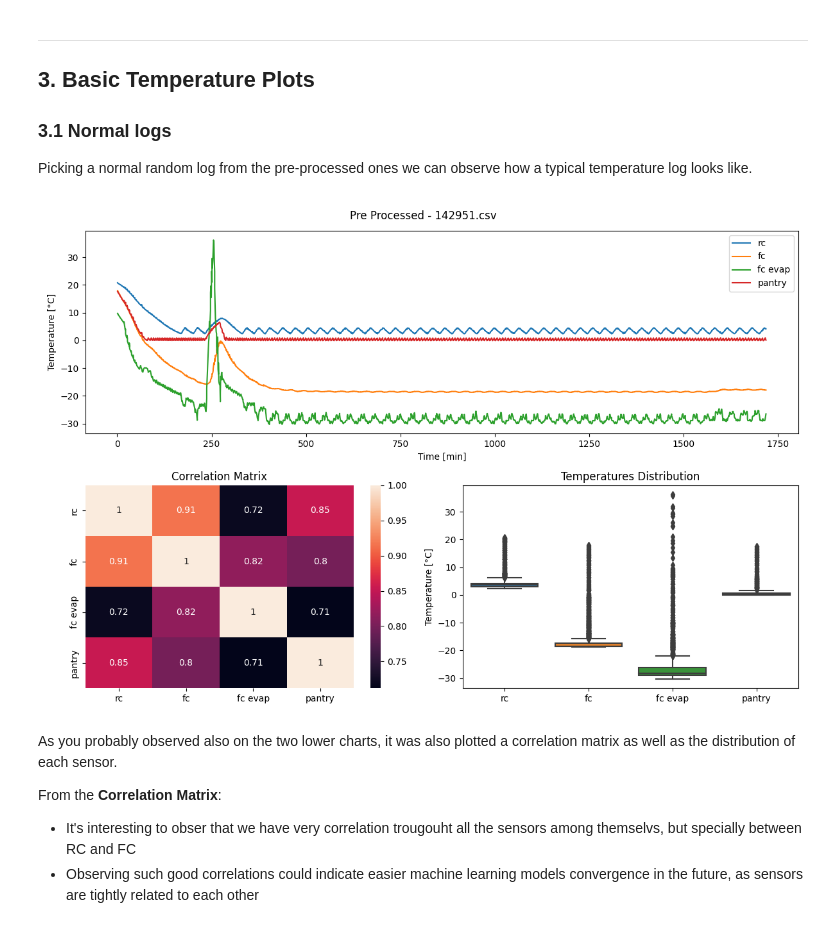
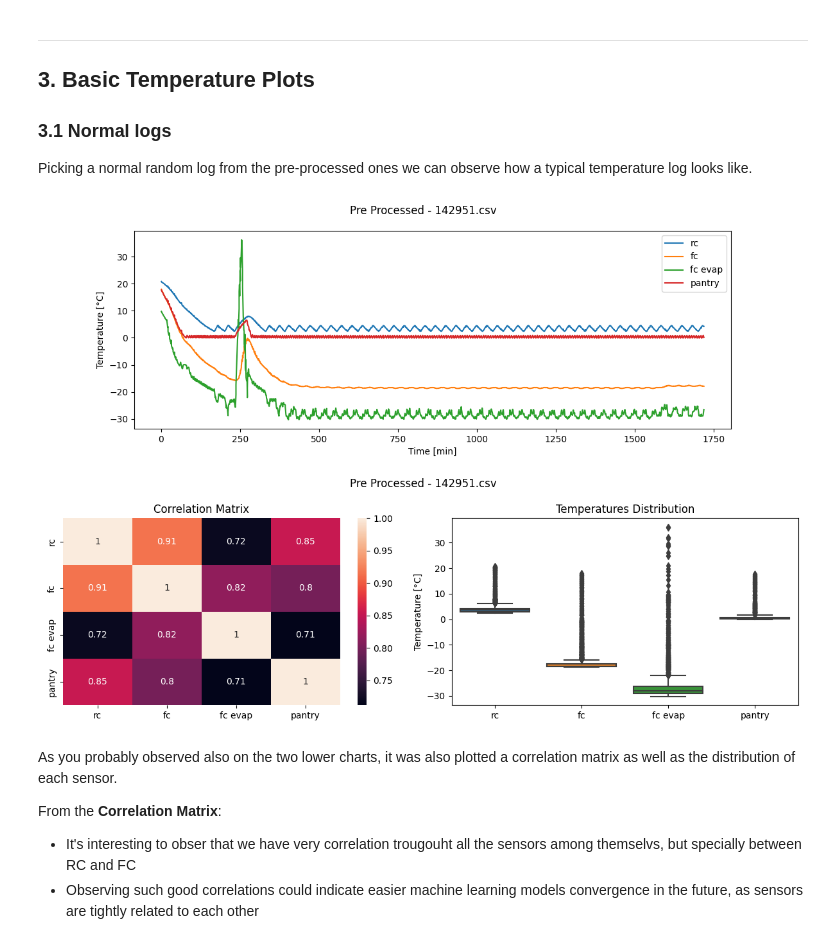
Before and after one commit to jonaseu/AppliedML-Refrigerator_Fault_Detection, a Jupyter notebook: Notebooks/2.EDA-Analyzing_Pre_Processed.ipynb, the cells around one changed output. Saved outputs shown, nothing was run; the diff lists cells and outputs as text; code cells hidden in the pictures.

```diff
--- a/Notebooks/2.EDA-Analyzing_Pre_Processed.ipynb
+++ b/Notebooks/2.EDA-Analyzing_Pre_Processed.ipynb
@@ -51,10 +59,12 @@ Picking a normal random log from the pre-processed ones we can observe how a typ
 # %%
 #Pick a know "normal" log
 log_name = "Pre Processed - 142951.csv"
 log_data = csv_files[log_name]
-RefriPlot_PlotPreprocessedLog(log_data,log_name)
+RefriPlot_PlotTemperature(log_data,log_name)
+RefriPlot_PlotCorrelationAndBoxPlot(log_data,log_name)
 # %% [output]
-[figure, old version]
+[figure, new version]
+[figure, added]
 # %% [markdown]
 As you probably observed also on the two lower charts, it was also plotted a correlation matrix as well as the distribution of each sensor.
 
```
Also changed, not shown: parts of 11 cells of this notebook, 29 other files.
